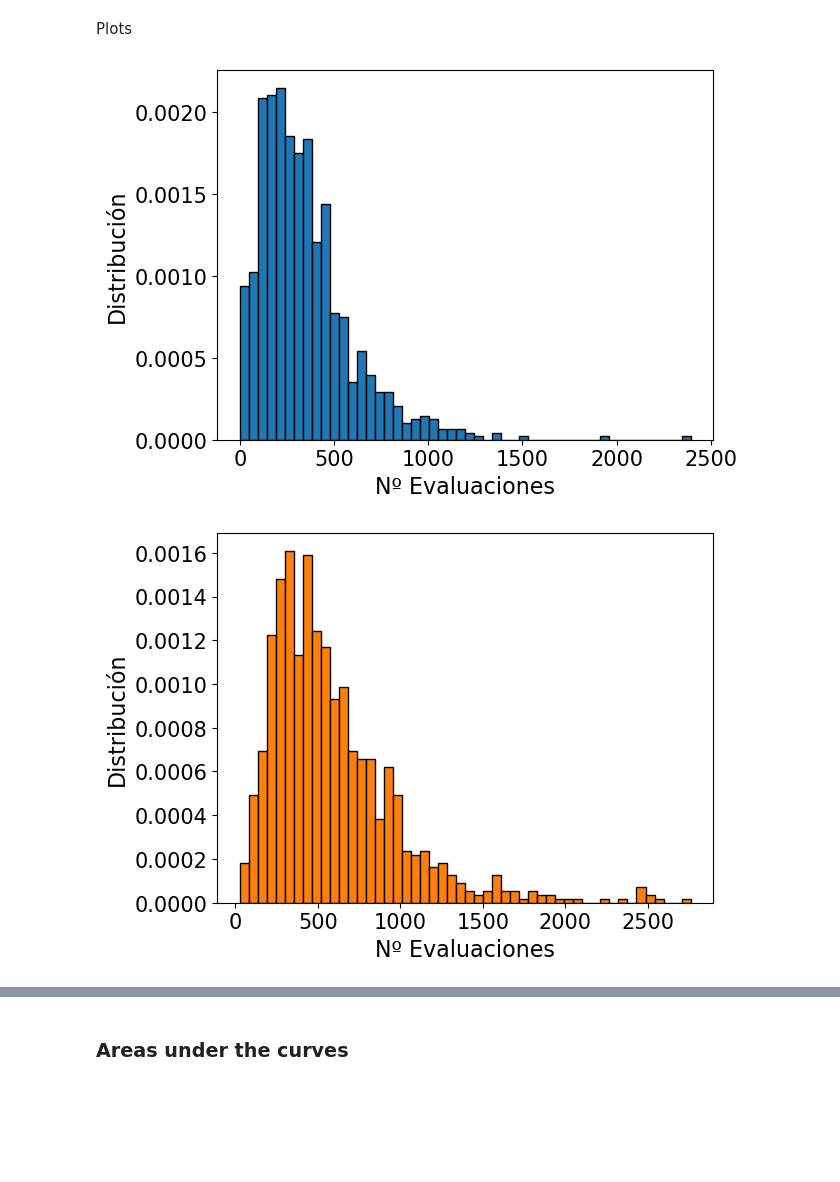
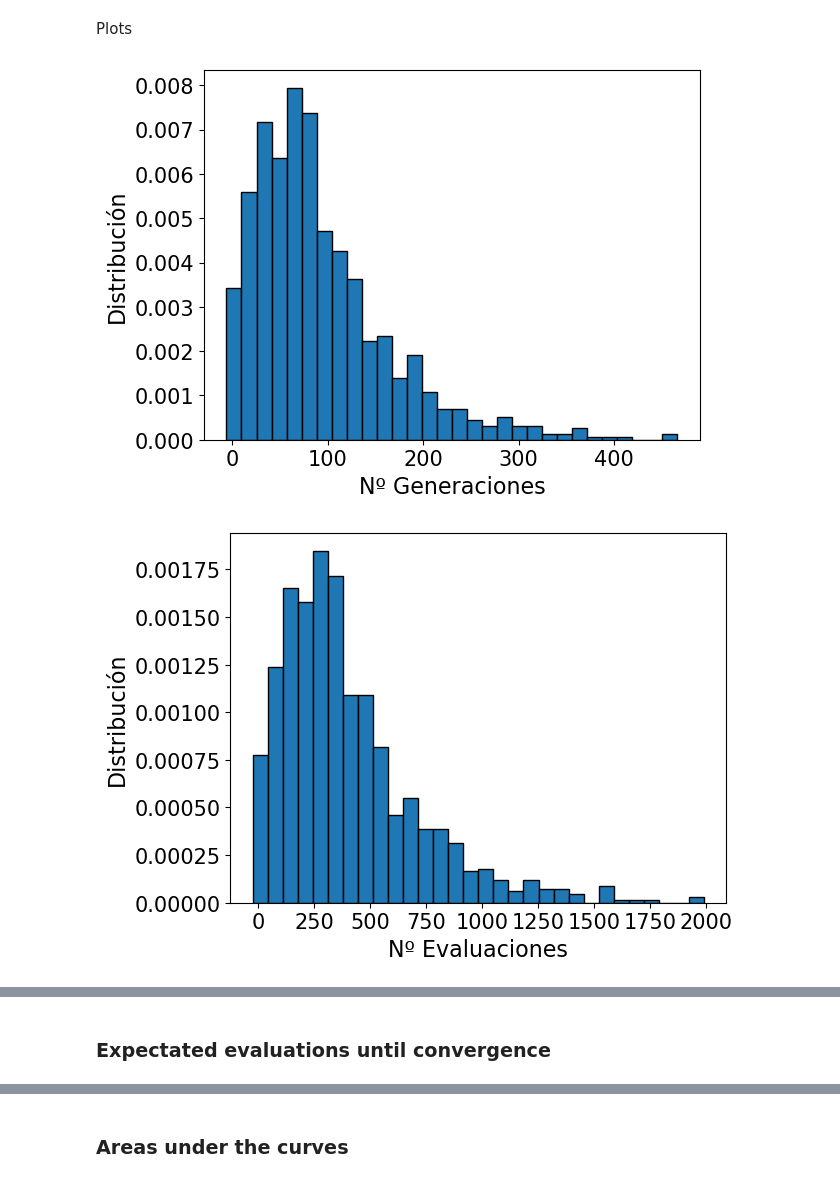
Before and after one commit to JLSM02/QML-Avoiding-BP, a Jupyter notebook: notebooks/VQE/BP_mitigation/Genetic_algorithm.ipynb, the cells around one changed output, grey strips where cells are left out. Saved outputs shown, nothing was run; the diff lists cells and outputs as text; code cells hidden in the pictures; blank space fills up the shorter version.

```diff
--- a/notebooks/VQE/BP_mitigation/Genetic_algorithm.ipynb
+++ b/notebooks/VQE/BP_mitigation/Genetic_algorithm.ipynb
@@ -17,10 +17,6 @@ from src import mitigation as mit
 
 We Know $Z_1\otimes Z_2$ exhibits a BP with deep anstaz.
 # %%
-# Hamiltonians
-with open(f"data/H2_hamiltonian.pkl", "rb") as f:
-    hamiltonian_H2 = pickle.load(f)
-
 Z1Z2_obs = SparsePauliOp.from_list([("ZZ", 1)])
 # %% [markdown]
 ### Minimization process with AG
@@ -138,7 +173,7 @@ for iter in range(n_experiments):
 
     t0 = time.time()
 
-    data = mit.VQE_minimi5zation(anz.build_deep_ansatz(2, 2)[0], Z1Z2_obs, initial_guess="rand", tol=0.0001)
+    data = mit.VQE_minimization(anz.build_deep_ansatz(2, 2)[0], Z1Z2_obs, initial_guess="rand", tol=0.0001)
 
     t1 = time.time()
     evaluations_exp[iter] = data["iters"]
@@ -155,36 +208,42 @@ Plots
 # %%
 #Func to plot distributions as histograms
 
 def plot_distrib(data : np.ndarray, n_bars : int, label : str, color = "#1f77b4"):
     hist = np.histogram(data, n_bars, density=True)
     max_value = np.max(data)
     min_value = np.min(data)
     x_data = hist[1][:-1]
     y_data = hist[0]
     plt.bar(x_data, y_data, (max_value-min_value)/n_bars, edgecolor="black", align="center", color=color)
 
     plt.ylabel("Distribución", size=16)
     plt.xlabel(label, size=16)
     plt.xticks(fontsize="15")
     plt.yticks(fontsize="15")
     plt.show()
 
+n_qubits = 4
+
 # Cargo los datos
-AG_loaded_data_5 = np.loadtxt("data/genetic/data_GA_3qubits_5.csv", delimiter=",")
-AG_loaded_data_10 = np.loadtxt("data/genetic/data_GA_3qubits_10.csv", delimiter=",")
-COBYLA_loaded_data = np.loadtxt("data/genetic/data_COBYLA_3qubits.csv", delimiter=",")
+AG_loaded_data_5 = np.loadtxt(f"data/genetic/data_GA_{n_qubits}qubits_5.csv", delimiter=",")
+AG_loaded_data_10 = np.loadtxt(f"data/genetic/data_GA_{n_qubits}qubits_10.csv", delimiter=",")
+COBYLA_loaded_data = np.loadtxt(f"data/genetic/data_COBYLA_{n_qubits}qubits.csv", delimiter=",")
 
-plot_distrib(AG_loaded_data_5[:, 1], 50, "Nº Evaluaciones")
-plot_distrib(AG_loaded_data_10[:, 1], 50, "Nº Evaluaciones", color="#ff7f0e")
-plot_distrib(COBYLA_loaded_data[:, 1], 50, "Nº Evaluaciones", color="#2ca02c")
+# Generations dist
+plot_distrib(AG_loaded_data_5[:, 0], 30, "Nº Generaciones")
 
-plot_distrib(AG_loaded_data_5[:, 2], 50, "t (s)")
-plot_distrib(AG_loaded_data_10[:, 2], 50, "t (s)", color="#ff7f0e")
-plot_distrib(COBYLA_loaded_data[:, 2], 50, "t (s)", color="#2ca02c")
+# Comparison plots
+plot_distrib(AG_loaded_data_5[:, 1], 30, "Nº Evaluaciones")
+plot_distrib(AG_loaded_data_10[:, 1], 30, "Nº Evaluaciones", color="#ff7f0e")
+plot_distrib(COBYLA_loaded_data[:, 1], 30, "Nº Evaluaciones", color="#2ca02c")
 
-plot_distrib(AG_loaded_data_5[:, 3], 50, "Valor minimo")
-plot_distrib(AG_loaded_data_10[:, 3], 50, "Valor mínimo", color="#ff7f0e")
-plot_distrib(COBYLA_loaded_data[:, 3], 50, "valor minimo", color="#2ca02c")
+plot_distrib(AG_loaded_data_5[:, 2], 30, "t (s)")
+plot_distrib(AG_loaded_data_10[:, 2], 30, "t (s)", color="#ff7f0e")
+plot_distrib(COBYLA_loaded_data[:, 2], 30, "t (s)", color="#2ca02c")
+
+plot_distrib(AG_loaded_data_5[:, 3], 30, "Valor mínimo")
+plot_distrib(AG_loaded_data_10[:, 3], 30, "Valor mínimo", color="#ff7f0e")
+plot_distrib(COBYLA_loaded_data[:, 3], 30, "Valor mínimo", color="#2ca02c")
 # %% [output]
-[figure, old version]
+[figure, new version]
-[figure, old version]
+[figure, new version]
@@ -197,0 +258,2 @@ plot_distrib(COBYLA_loaded_data[:, 3], 50, "valor minimo", color="#2ca02c")
+# %% [markdown]
+### Expectated evaluations until convergence
```
Also changed, not shown: parts of 14 cells of this notebook, 24 other files.
